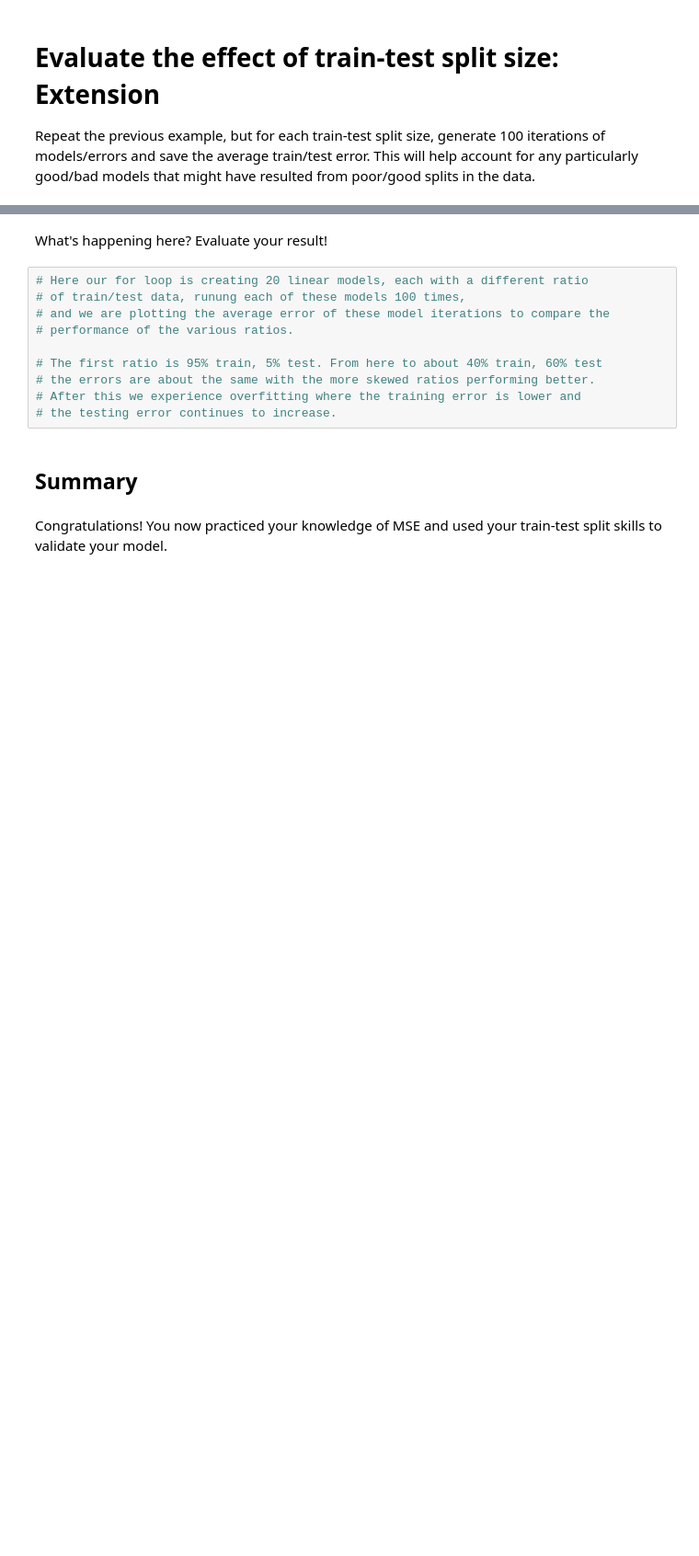
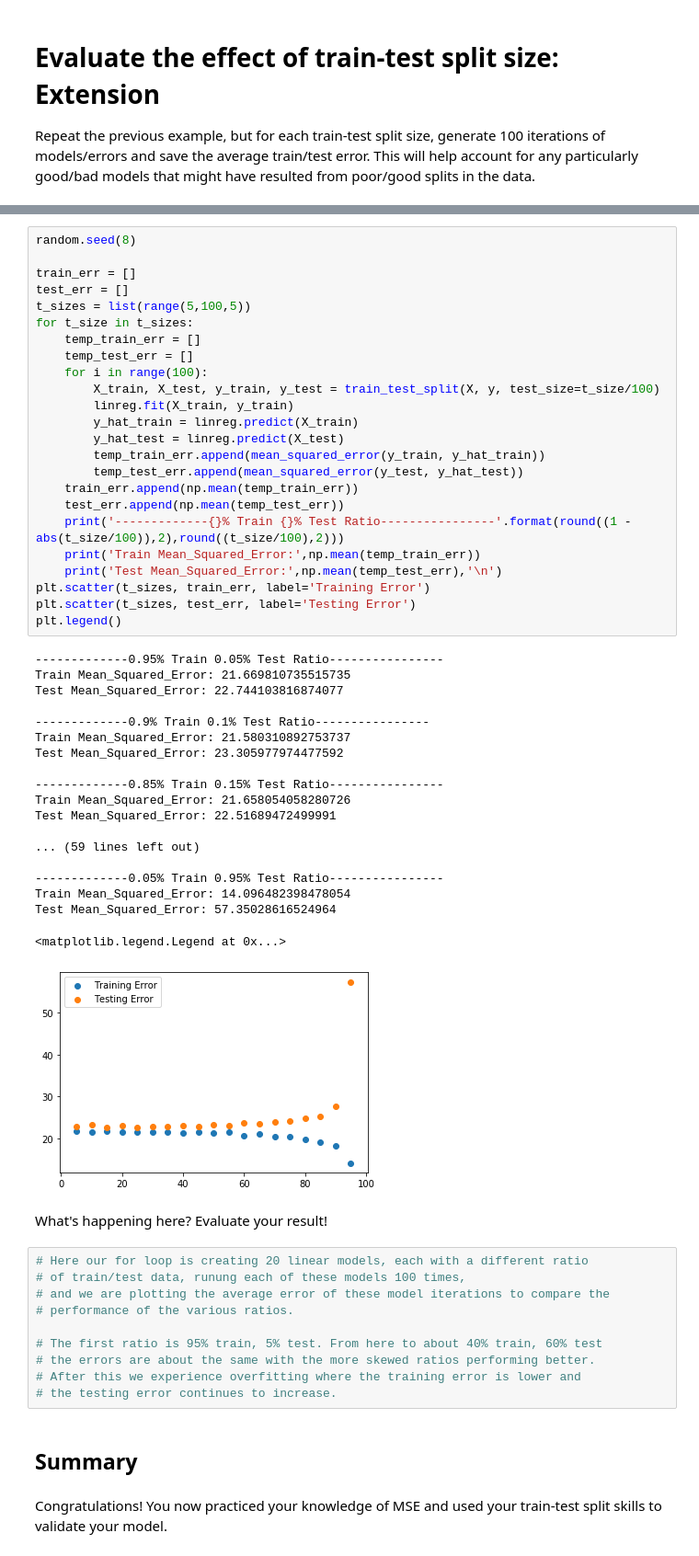
Before and after one commit to MoJoMoon/dsc-regression-model-validation-lab-onl01-dtsc-ft-012120, a Jupyter notebook: index.ipynb, the cells around one changed output, grey strips where cells are left out. Shown at 92% size. Cells and saved outputs as stored; diff of their text form; blank space fills up the shorter version.

Commit message:
Closer look at the errors on last plot

```diff
--- a/index.ipynb
+++ b/index.ipynb
@@ -162,3 +182,47 @@ plt.legend()
+# %%
+random.seed(8)
+
+train_err = []
+test_err = []
+t_sizes = list(range(5,100,5))
+for t_size in t_sizes:
+    temp_train_err = []
+    temp_test_err = []
+    for i in range(100):
+        X_train, X_test, y_train, y_test = train_test_split(X, y, test_size=t_size/100)
+        linreg.fit(X_train, y_train)
+        y_hat_train = linreg.predict(X_train)
+        y_hat_test = linreg.predict(X_test)
+        temp_train_err.append(mean_squared_error(y_train, y_hat_train))
+        temp_test_err.append(mean_squared_error(y_test, y_hat_test))
+    train_err.append(np.mean(temp_train_err))
+    test_err.append(np.mean(temp_test_err))
+    print('-------------{}% Train {}% Test Ratio----------------'.format(round((1 - abs(t_size/100)),2),round((t_size/100),2)))
+    print('Train Mean_Squared_Error:',np.mean(temp_train_err))
+    print('Test Mean_Squared_Error:',np.mean(temp_test_err),'\n')
+plt.scatter(t_sizes, train_err, label='Training Error')
+plt.scatter(t_sizes, test_err, label='Testing Error')
+plt.legend()
+# %% [output]
+-------------0.95% Train 0.05% Test Ratio----------------
+Train Mean_Squared_Error: 21.669810735515735
+Test Mean_Squared_Error: 22.744103816874077
+
+-------------0.9% Train 0.1% Test Ratio----------------
+Train Mean_Squared_Error: 21.580310892753737
+Test Mean_Squared_Error: 23.305977974477592
+
+-------------0.85% Train 0.15% Test Ratio----------------
+Train Mean_Squared_Error: 21.658054058280726
+Test Mean_Squared_Error: 22.51689472499991
+
+... (59 lines left out)
+
+-------------0.05% Train 0.95% Test Ratio----------------
+Train Mean_Squared_Error: 14.096482398478054
+Test Mean_Squared_Error: 57.35028616524964
+<matplotlib.legend.Legend at 0x...>
+[figure, added]
 # %% [markdown]
 What's happening here? Evaluate your result!
 # %%
```
Also changed, not shown: parts of 4 cells of this notebook.
